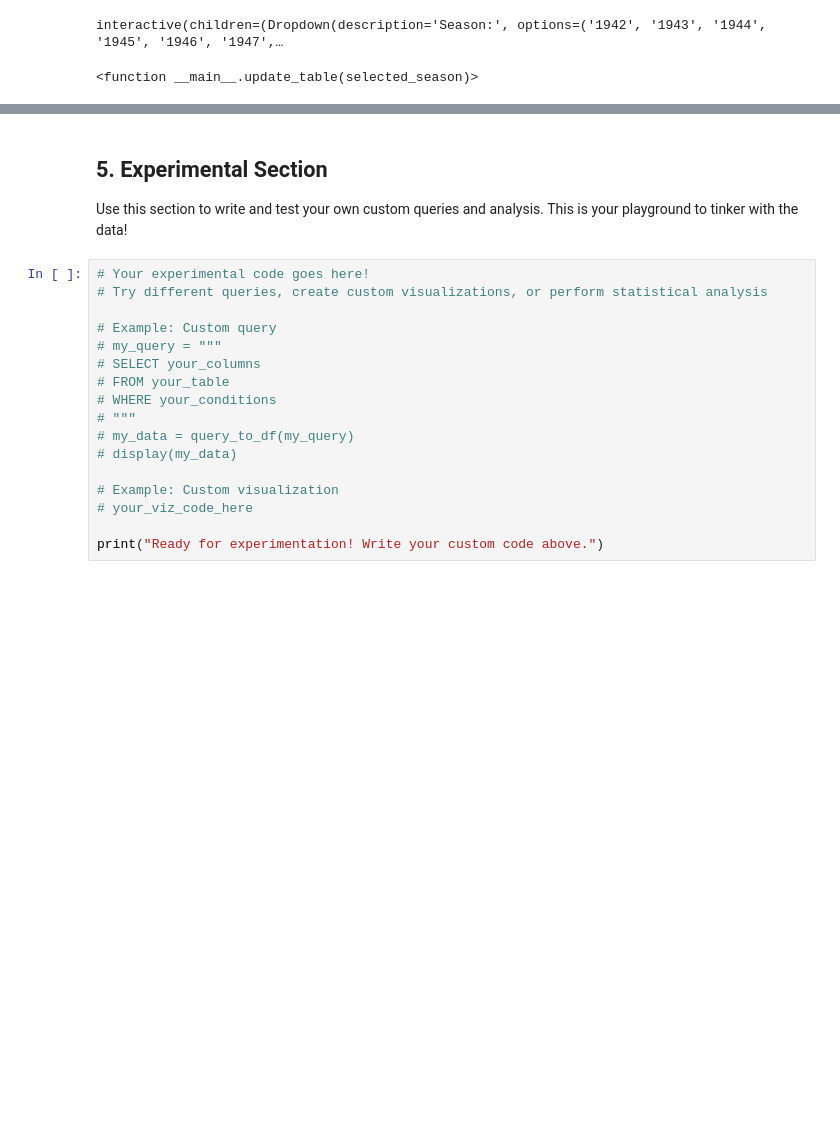
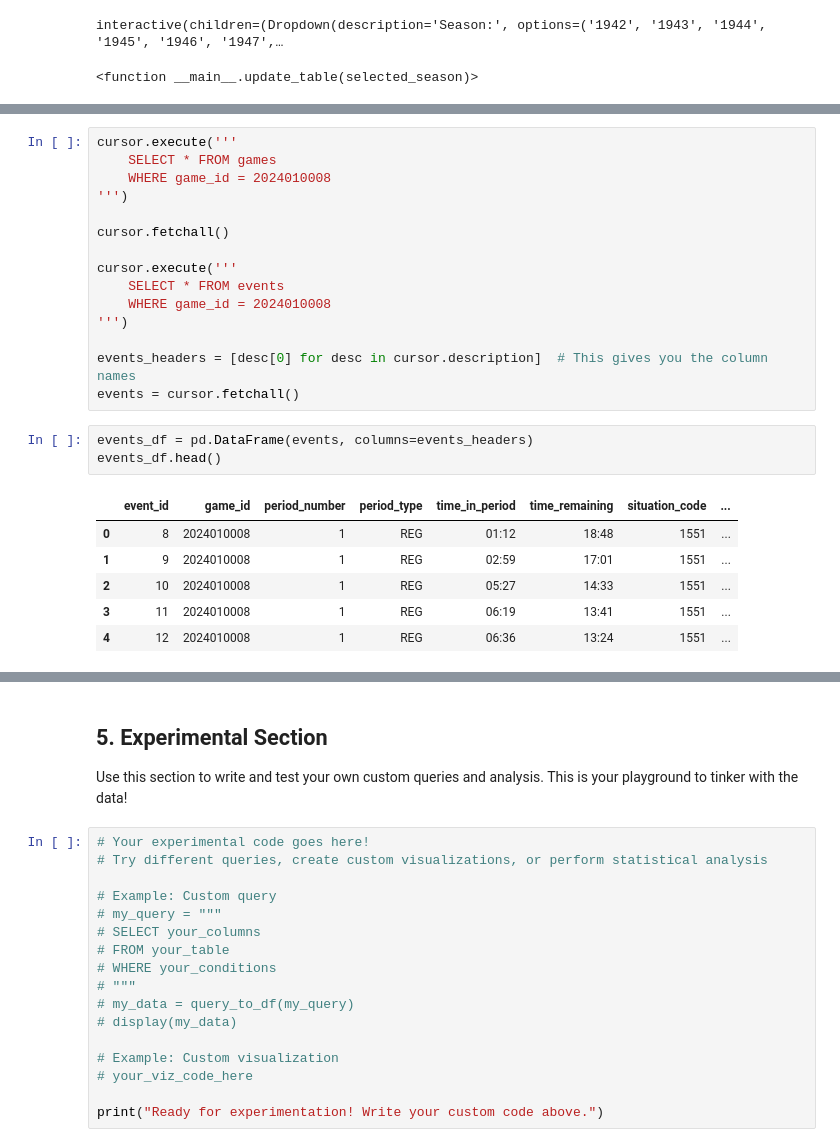
Before and after one commit to switzere/NHL-Data-Analysis, a Jupyter notebook: nhl_data_exploration.ipynb, the cells around one changed output, grey strips where cells are left out. Cells and saved outputs as stored; diff of their text form; blank space fills up the shorter version.

```diff
--- a/nhl_data_exploration.ipynb
+++ b/nhl_data_exploration.ipynb
@@ -401,0 +251,25 @@ app.run(host='127.0.0.1', port=8050, debug=True)
+# %%
+cursor.execute('''
+    SELECT * FROM games
+    WHERE game_id = 2024010008
+''')
+
+cursor.fetchall()
+
+cursor.execute('''
+    SELECT * FROM events
+    WHERE game_id = 2024010008
+''')
+
+events_headers = [desc[0] for desc in cursor.description]  # This gives you the column names
+events = cursor.fetchall()
+# %%
+events_df = pd.DataFrame(events, columns=events_headers)
+events_df.head()
+# %% [output]
+|  | event_id | game_id | period_number | period_type | time_in_period | time_remaining | situation_code | ... |
+| 0 | 8 | 2024010008 | 1 | REG | 01:12 | 18:48 | 1551 | ... |
+| 1 | 9 | 2024010008 | 1 | REG | 02:59 | 17:01 | 1551 | ... |
+| 2 | 10 | 2024010008 | 1 | REG | 05:27 | 14:33 | 1551 | ... |
+| 3 | 11 | 2024010008 | 1 | REG | 06:19 | 13:41 | 1551 | ... |
+| 4 | 12 | 2024010008 | 1 | REG | 06:36 | 13:24 | 1551 | ... |
```
Also changed, not shown: parts of 7 cells of this notebook, 9 other files.
